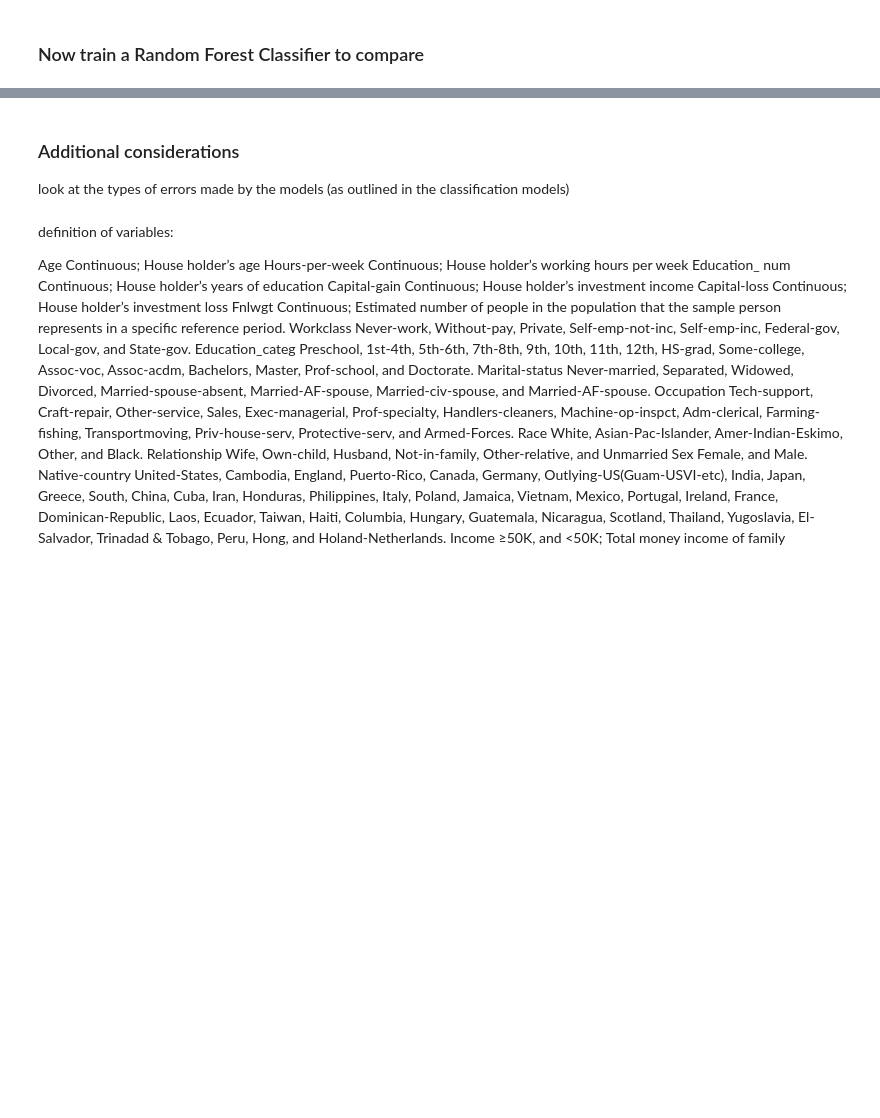
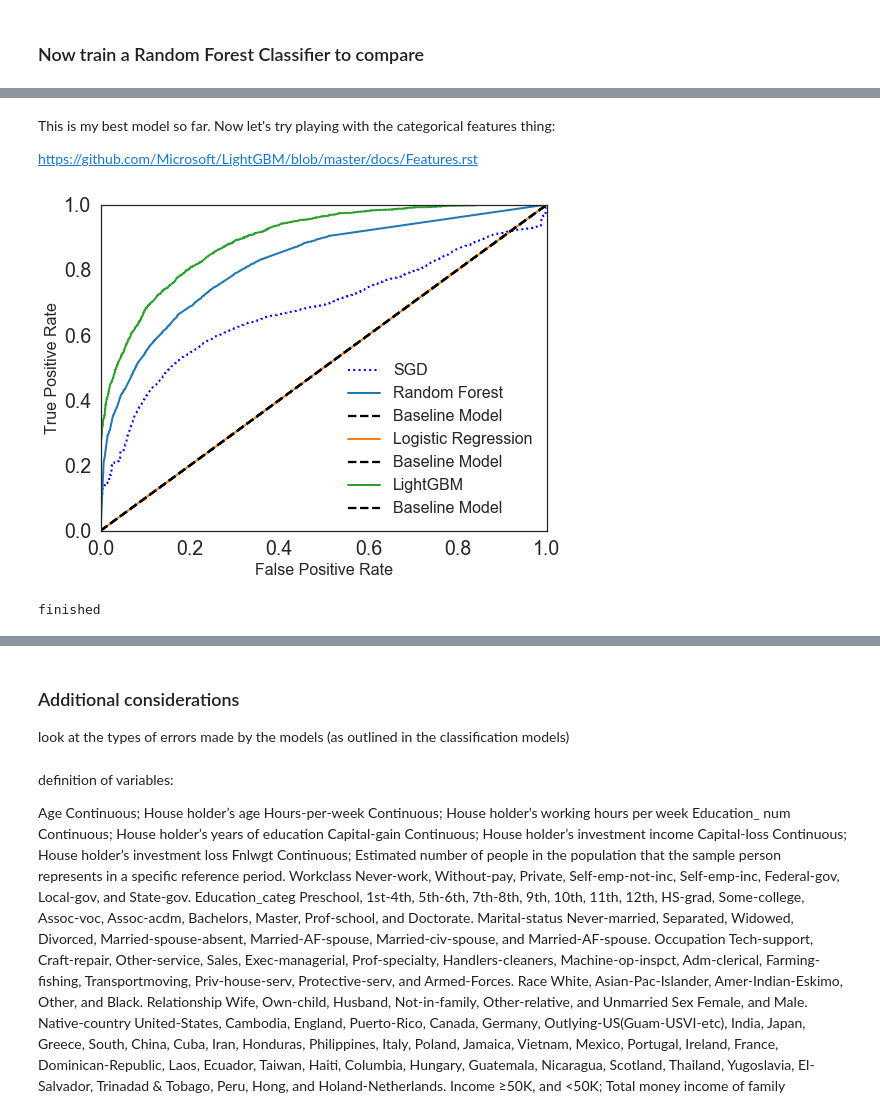
Before and after one commit to katherinechandler/Census_Kaggle, a Jupyter notebook: Census_Kaggle_Exploration.ipynb, the cells around one changed output, grey strips where cells are left out. Saved outputs shown, nothing was run; the diff lists cells and outputs as text; code cells hidden in the pictures; blank space fills up the shorter version.

```diff
--- a/Census_Kaggle_Exploration.ipynb
+++ b/Census_Kaggle_Exploration.ipynb
@@ -416,0 +609,2 @@ plt.show()
+# %%
+fit_model(X_train, y_train)
@@ -416,0 +626,4 @@ plt.show()
+# %%
+estimator = lgb.LGBMClassifier(num_leaves=31, verbosity=1, learning_rate=0.1, max_depth=8, n_estimators=100, reg_alpha=0.1)
+# %%
+estimator.fit(X_train, y_train)
@@ -416,0 +655,20 @@ plt.show()
+# %% [markdown]
+This is my best model so far. Now let's try playing with the categorical features thing:
+
+https://github.com/Microsoft/LightGBM/blob/master/docs/Features.rst
+# %%
+y_probas_gbm = estimator.predict_proba(X_validation)
+# %%
+y_scores_gbm = y_probas_gbm[:, 1] # score = proba of positive class
+fpr_gbm, tpr_gbm, thresholds_gbm = roc_curve(y_validation,y_scores_gbm)
+
+plt.figure(figsize=(8, 6))
+plt.plot(fpr, tpr, "b:", linewidth=2, label="SGD")
+plot_roc_curve(fpr_forest, tpr_forest, "Random Forest")
+plot_roc_curve(fpr_lr, fpr_lr, "Logistic Regression")
+plot_roc_curve(fpr_gbm, tpr_gbm, "LightGBM")
+
+plt.legend(loc="lower right", fontsize=16)
+plt.show()
+# %% [output]
+[figure, added]
@@ -416,0 +684,8 @@ plt.show()
+# %%
+# Finally let's run our Selection Stability method with Randomized Lasso
+rlasso = RandomizedLasso()
+rlasso.fit(X_train,Y_train)
+ranks["rlasso/Stability"] = ranking(np.abs(rlasso.scores_), feature_names)
+print('finished')
+# %% [output]
+finished
```
Also changed, not shown: parts of 88 cells of this notebook, 2 other files.
